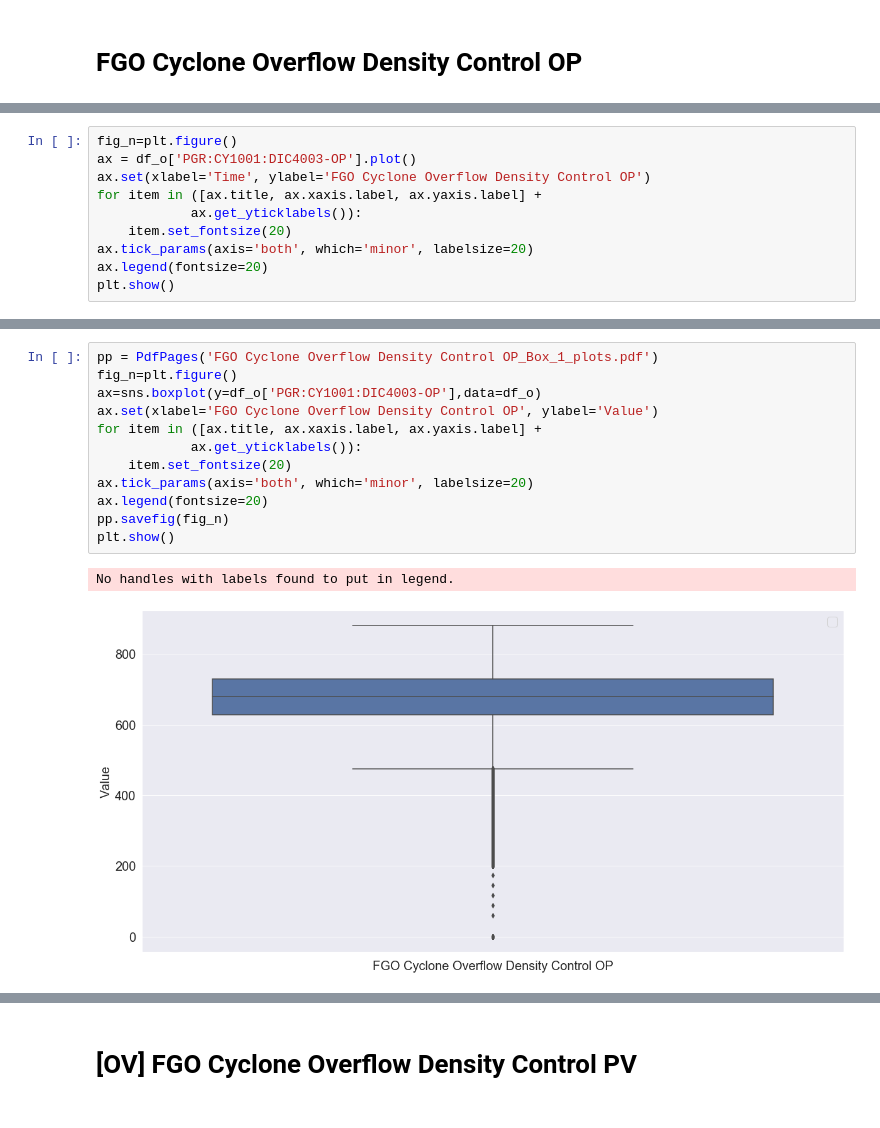
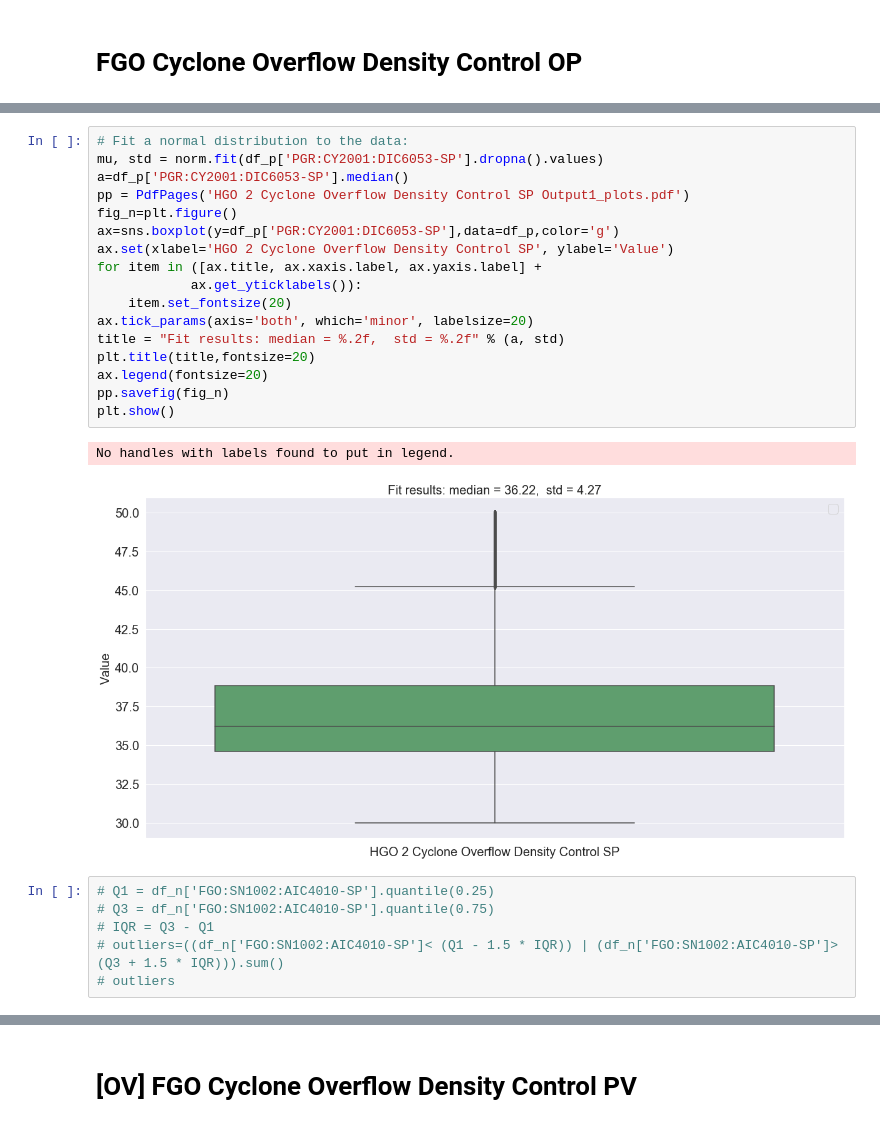
Before and after one commit to Odinson9/Univariate-Data-Analysis, a Jupyter notebook: Work_In_Progress.ipynb, the cells around one changed output, grey strips where cells are left out. Saved outputs shown, nothing was run; the diff lists cells and outputs as text.

```diff
--- a/Work_In_Progress.ipynb
+++ b/Work_In_Progress.ipynb
@@ -168,10 +68,0 @@ df_o['PGR:CY1001:DIC4003-OP'].isnull().sum()
-# %%
-fig_n=plt.figure()
-ax = df_o['PGR:CY1001:DIC4003-OP'].plot()
-ax.set(xlabel='Time', ylabel='FGO Cyclone Overflow Density Control OP')
-for item in ([ax.title, ax.xaxis.label, ax.yaxis.label] +
-            ax.get_yticklabels()):
-    item.set_fontsize(20)
-ax.tick_params(axis='both', which='minor', labelsize=20)
-ax.legend(fontsize=20)
-plt.show()
@@ -180,15 +69,26 @@ plt.show()
 # %%
-pp = PdfPages('FGO Cyclone Overflow Density Control OP_Box_1_plots.pdf')
+# Fit a normal distribution to the data:
+mu, std = norm.fit(df_p['PGR:CY2001:DIC6053-SP'].dropna().values)
+a=df_p['PGR:CY2001:DIC6053-SP'].median()
+pp = PdfPages('HGO 2 Cyclone Overflow Density Control SP Output1_plots.pdf')
 fig_n=plt.figure()
-ax=sns.boxplot(y=df_o['PGR:CY1001:DIC4003-OP'],data=df_o)
-ax.set(xlabel='FGO Cyclone Overflow Density Control OP', ylabel='Value')
+ax=sns.boxplot(y=df_p['PGR:CY2001:DIC6053-SP'],data=df_p,color='g')
+ax.set(xlabel='HGO 2 Cyclone Overflow Density Control SP', ylabel='Value')
 for item in ([ax.title, ax.xaxis.label, ax.yaxis.label] +
             ax.get_yticklabels()):
     item.set_fontsize(20)
 ax.tick_params(axis='both', which='minor', labelsize=20)
+title = "Fit results: median = %.2f,  std = %.2f" % (a, std)
+plt.title(title,fontsize=20)
 ax.legend(fontsize=20)
 pp.savefig(fig_n)
 plt.show()
 # %% [output]
 No handles with labels found to put in legend.
-[figure, old version]
+[figure, new version]
+# %%
+# Q1 = df_n['FGO:SN1002:AIC4010-SP'].quantile(0.25)
+# Q3 = df_n['FGO:SN1002:AIC4010-SP'].quantile(0.75)
+# IQR = Q3 - Q1
+# outliers=((df_n['FGO:SN1002:AIC4010-SP']< (Q1 - 1.5 * IQR)) | (df_n['FGO:SN1002:AIC4010-SP']> (Q3 + 1.5 * IQR))).sum()
+# outliers
```
Also changed, not shown: parts of 126 cells of this notebook.
